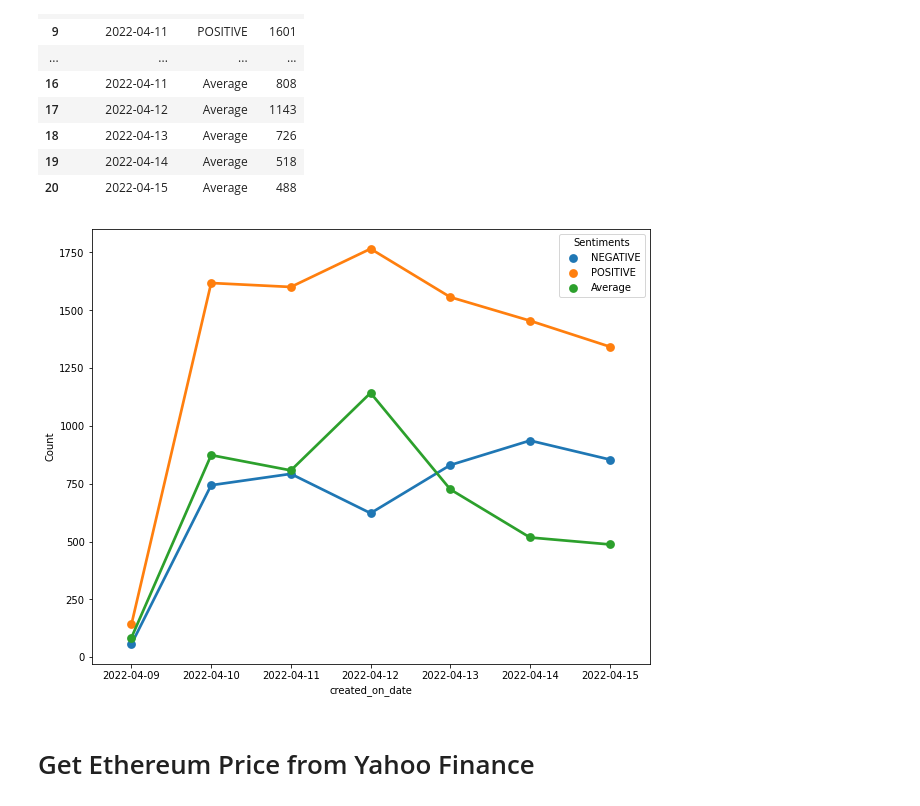
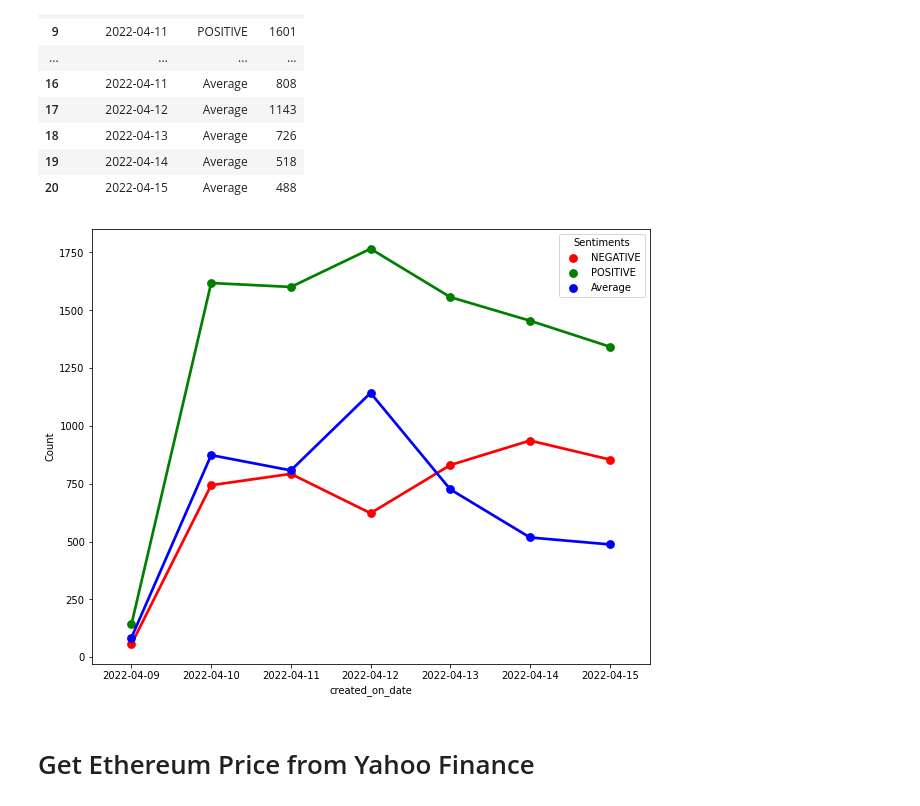
Before and after one commit to mohansameer1983/AI-Finance, a Jupyter notebook: Sentiment_Analysis_Ethereum_Price_Pridiction.ipynb, the cells around one changed output. Drawn from its saved outputs; the diff is of its cells as text; code cells hidden in the pictures.

```diff
--- a/Sentiment_Analysis_Ethereum_Price_Pridiction.ipynb
+++ b/Sentiment_Analysis_Ethereum_Price_Pridiction.ipynb
@@ -421,10 +421,10 @@ dfm
 | 20 | 2022-04-15 | Average | 488 |
 # %%
 plt.figure(figsize = (10,8))
-sns.pointplot(x="created_on_date", y='Count', hue='Sentiments', data=dfm)
+sns.pointplot(x="created_on_date", y='Count', hue='Sentiments', palette=['r', 'g','b'], data=dfm)
 plt.show()
 # %% [output]
-[figure, old version]
+[figure, new version]
 # %% [markdown]
 # Get Ethereum Price from Yahoo Finance
 # %%
```
Also changed, not shown: parts of 2 cells of this notebook.
